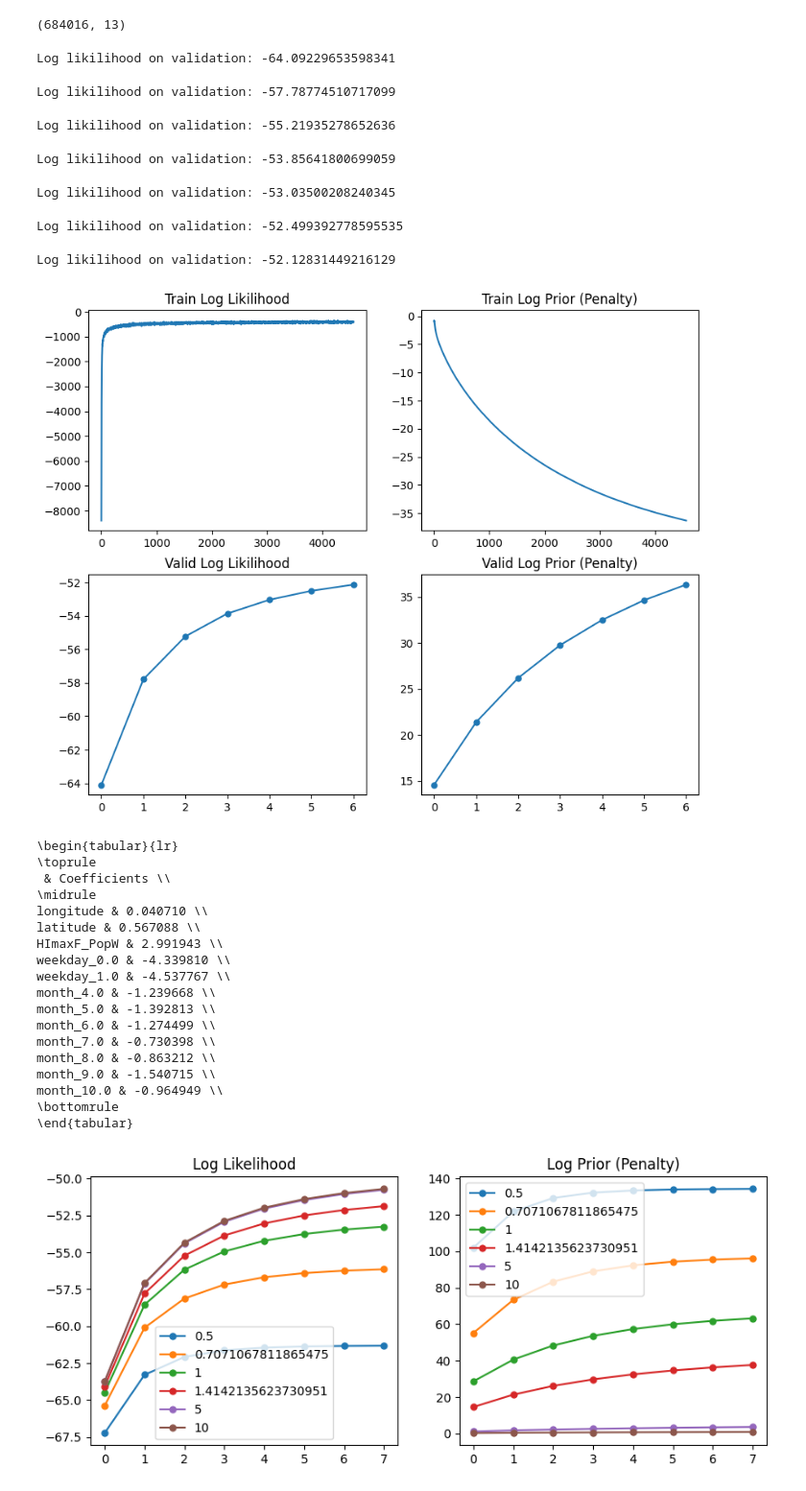
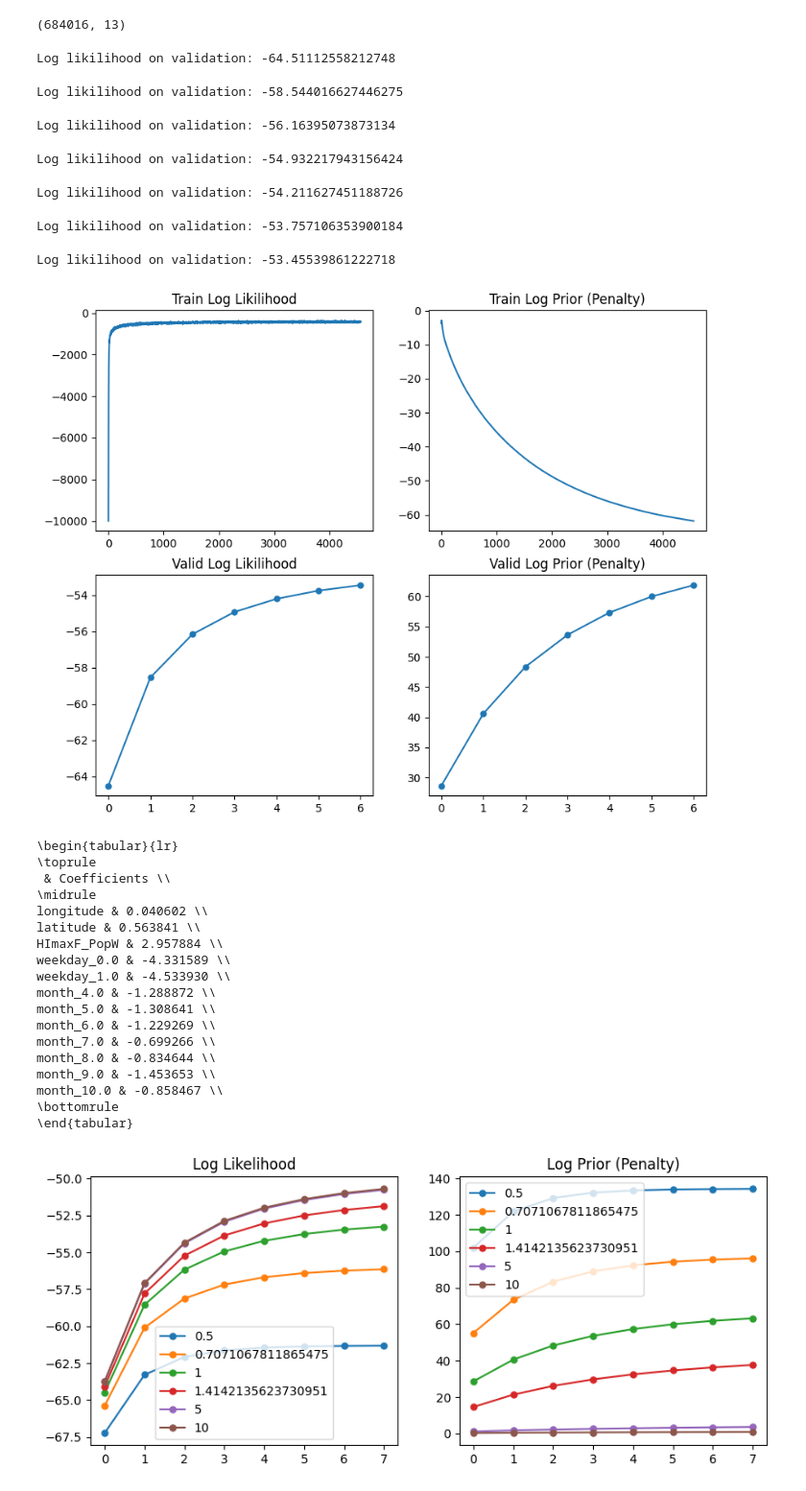
Before and after one commit to Lyric98/probML6701, a Jupyter notebook: hw1/hw1.ipynb, the cells around one changed output. Shown at 96% size. Cells and saved outputs as stored; diff of their text form; code cells hidden in the pictures.

```diff
--- a/hw1/hw1.ipynb
+++ b/hw1/hw1.ipynb
@@ -171,7 +171,7 @@ train.shape
 # %%
 args = dict(
     batchsize = 8192,
-    lamb = np.sqrt(2), # prior variance
+    lamb = 1, # prior variance
     n_epochs = 7,
     lr = 1e-4,
     verbose=True,
@@ -222,41 +222,41 @@ def BayesLogistic(data, args):
     train_ll, valid_ll = {"LL":[], "penalty":[]}, {"LL":[], "penalty":[]}
     opt = {"LL": -np.inf, "epoch":0, "model":[beta]}
     for epoch in range(n_epochs):
         train_one_epoch(epoch, train_loader, beta, optimizer, train_ll, args)
         res = eval_epoch(epoch, valid_loader, beta, "Valid", args)
         valid_ll["LL"].append(np.mean(res["LL"]))
         valid_ll["penalty"].append(np.mean(res["penalty"]))
         LL = np.mean(res["LL"])
         if args["verbose"]:
             print(f"Log likilihood on validation: {LL}")
         if LL > opt["LL"]:
             opt["LL"] = np.mean(res["LL"]) + np.mean(res["penalty"])
             opt["epoch"], opt["model"] = epoch, copy.deepcopy(beta)
 
     ## plot
     train_ll = pd.DataFrame(train_ll)
     valid_ll = pd.DataFrame(valid_ll)
     if args["verbose"]:
         fig, axes = plt.subplots(2,2, figsize=(10,8))
         axes = axes.flatten()
         _ = train_ll.LL.plot(title="Train Log Likilihood", ax=axes[0])
         _ = train_ll.penalty.plot(title="Train Log Prior (Penalty)", ax=axes[1])
 
         _ = valid_ll.LL.plot(title="Valid Log Likilihood", ax=axes[2], ms=5, style="-o")
         _ = valid_ll.penalty.plot(title="Valid Log Prior (Penalty)", ax=axes[3], ms=5, style="-o")
 
     return valid_ll, opt
 
 t, combination = BayesLogistic(data, args)
 # %% [output]
-Log likilihood on validation: -64.09229653598341
+Log likilihood on validation: -64.51112558212748
-Log likilihood on validation: -57.78774510717099
+Log likilihood on validation: -58.544016627446275
-Log likilihood on validation: -55.21935278652636
+Log likilihood on validation: -56.16395073873134
-Log likilihood on validation: -53.85641800699059
+Log likilihood on validation: -54.932217943156424
-Log likilihood on validation: -53.03500208240345
+Log likilihood on validation: -54.211627451188726
-Log likilihood on validation: -52.499392778595535
+Log likilihood on validation: -53.757106353900184
-Log likilihood on validation: -52.12831449216129
+Log likilihood on validation: -53.45539861222718
-[figure, old version]
+[figure, new version]
 # %%
 coef = pd.DataFrame(combination["model"].detach().numpy(), index=data.columns[:-1], columns=["Coefficients"])
 print(coef.to_latex())
@@ -265,18 +265,18 @@ print(coef.to_latex())
 \toprule
  & Coefficients \\
 \midrule
-longitude & 0.040710 \\
-latitude & 0.567088 \\
-HImaxF_PopW & 2.991943 \\
-weekday_0.0 & -4.339810 \\
-weekday_1.0 & -4.537767 \\
-month_4.0 & -1.239668 \\
-month_5.0 & -1.392813 \\
-month_6.0 & -1.274499 \\
-month_7.0 & -0.730398 \\
-month_8.0 & -0.863212 \\
-month_9.0 & -1.540715 \\
-month_10.0 & -0.964949 \\
+longitude & 0.040602 \\
+latitude & 0.563841 \\
+HImaxF_PopW & 2.957884 \\
+weekday_0.0 & -4.331589 \\
+weekday_1.0 & -4.533930 \\
+month_4.0 & -1.288872 \\
+month_5.0 & -1.308641 \\
+month_6.0 & -1.229269 \\
+month_7.0 & -0.699266 \\
+month_8.0 & -0.834644 \\
+month_9.0 & -1.453653 \\
+month_10.0 & -0.858467 \\
 \bottomrule
 \end{tabular}
 # %%
```
Also changed, not shown: 3 other files.
